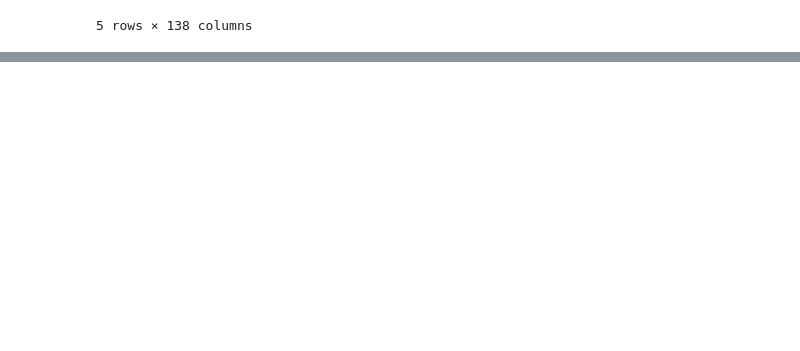
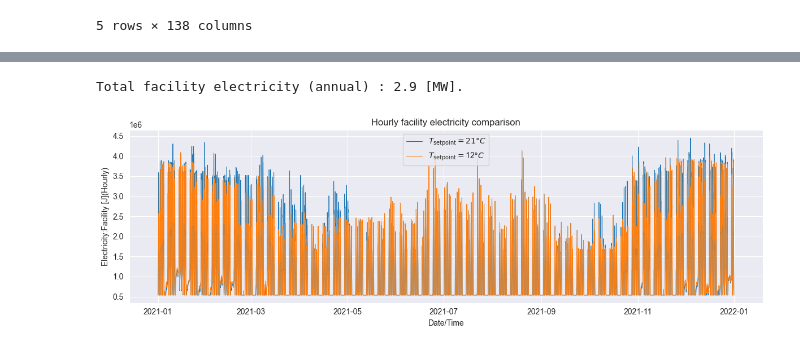
Before and after one commit to JamilMaj/REHO, a Jupyter notebook: EnergyPlus/eppy_pandas.ipynb, the cells around one changed output, grey strips where cells are left out. Saved outputs shown, nothing was run; the diff lists cells and outputs as text; code cells hidden in the pictures; blank space fills up the shorter version.

```diff
--- a/EnergyPlus/eppy_pandas.ipynb
+++ b/EnergyPlus/eppy_pandas.ipynb
@@ -297,0 +249,19 @@ ZoneHVAC:EquipmentList,
+# %%
+print(f'Total facility electricity (annual) : {df['Electricity:Facility [J](Hourly)'].sum()*2.77778e-10:.2} [MW].')
+# %% [output]
+Total facility electricity (annual) : 2.9 [MW].
+# %%
+fig = plt.figure(figsize=(12, 4))  # 2 rows, 1 column
+
+sns.lineplot(data=df, x='Date/Time',y='Electricity:Facility [J](Hourly)', linewidth=0.75, label = r'$T_\text{setpoint}= 21\degree C$')
+sns.lineplot(data=df2, x='Date/Time',y='Electricity:Facility [J](Hourly)', linewidth=0.75, label= r'$T_\text{setpoint}=$'+ f'{new_setpoint}' + r'$\degree C$')
+
+plt.title('Hourly facility electricity comparison')
+
+# Adjust layout
+plt.tight_layout()
+
+# Show the plots
+plt.show()
+# %% [output]
+[figure, added]
```
Also changed, not shown: parts of 42 cells of this notebook, 5 other files.
